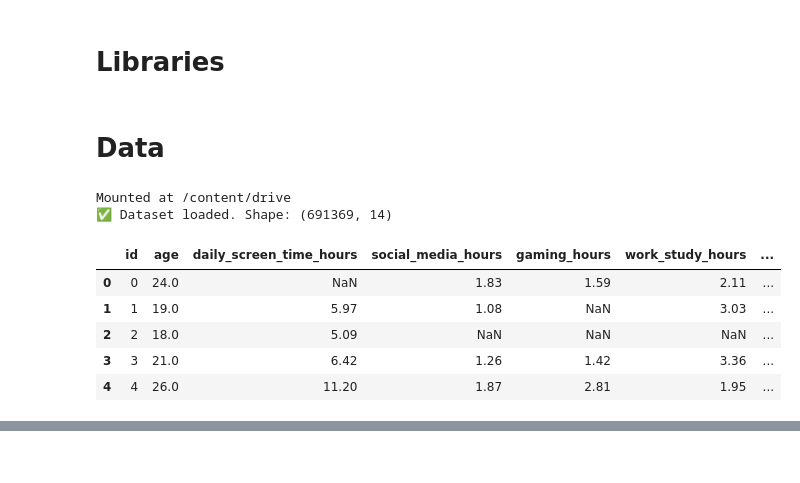
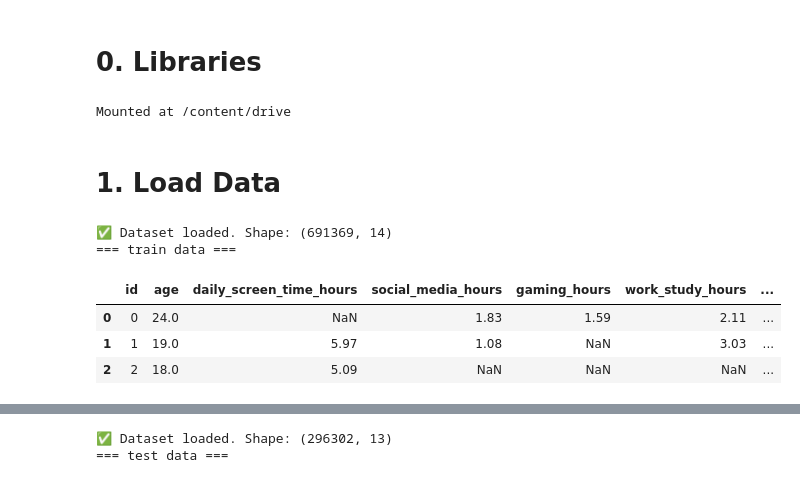
Before and after one commit to kamxsato/MIS444_Final_Project, a Jupyter notebook: 24104087_Final_Project.ipynb, the cells around one changed output, grey strips where cells are left out. Drawn from its saved outputs; the diff is of its cells as text; code cells hidden in the pictures.

```diff
--- a/24104087_Final_Project.ipynb
+++ b/24104087_Final_Project.ipynb
@@ -1,4 +1,4 @@
 # %% [markdown]
 <a href="https://colab.research.google.com/github/kamxsato/MIS444_Final_Project/blob/main/24104087_Final_Project.ipynb" target="_parent"><img src="https://colab.research.google.com/assets/colab-badge.svg" alt="Open In Colab"/></a>
 # %% [markdown]
-# Libraries
+# 0. Libraries
@@ -9,23 +5,36 @@ import os
+# %%
+# 0.1 import libraries
+import pandas as pd
+import numpy as np
+from google.colab import drive
+import os
+import matplotlib.pyplot as plt
+import seaborn as sns
+
+drive.mount('/content/drive', force_remount=True)
+# %% [output]
+Mounted at /content/drive
 # %% [markdown]
-# Data
+# 1. Load Data
 # %%
-# Mount drive
-drive.mount('/content/drive', force_remount=True)
-
-# Define path and check if file exists to make it robust
+# 1.1 load dataset
 train = pd.read_csv('/content/drive/MyDrive/死/Summer 2026/MIS444/Project/train.csv')
 test = pd.read_csv('/content/drive/MyDrive/死/Summer 2026/MIS444/Project/test.csv')
 
 print(f"✅ Dataset loaded. Shape: {train.shape}")
-display(train.head())
-display(train.tail())
+print('=== train data ===')
+display(train.head(3))
+display(train.tail(3))
+
+print(f"✅ Dataset loaded. Shape: {test.shape}")
+print('=== test data ===')
+display(test.head(3))
+display(test.tail(3))
 # %% [output]
-Mounted at /content/drive
 ✅ Dataset loaded. Shape: (691369, 14)
+=== train data ===
 |  | id | age | daily_screen_time_hours | social_media_hours | gaming_hours | work_study_hours | ... |
 | 0 | 0 | 24.0 | NaN | 1.83 | 1.59 | 2.11 | ... |
 | 1 | 1 | 19.0 | 5.97 | 1.08 | NaN | 3.03 | ... |
 | 2 | 2 | 18.0 | 5.09 | NaN | NaN | NaN | ... |
-| 3 | 3 | 21.0 | 6.42 | 1.26 | 1.42 | 3.36 | ... |
-| 4 | 4 | 26.0 | 11.20 | 1.87 | 2.81 | 1.95 | ... |
 |  | id | age | daily_screen_time_hours | social_media_hours | gaming_hours | work_study_hours | ... |
@@ -34,3 +41,5 @@ Mounted at /content/drive
 | 691366 | 691366 | NaN | NaN | NaN | NaN | 2.06 | ... |
 | 691367 | 691367 | 22.0 | 11.78 | 3.69 | 0.23 | 1.35 | ... |
 | 691368 | 691368 | 21.0 | 5.64 | 1.03 | 3.05 | 1.01 | ... |
+✅ Dataset loaded. Shape: (296302, 13)
+=== test data ===
```
Also changed, not shown: parts of 10 cells of this notebook.
